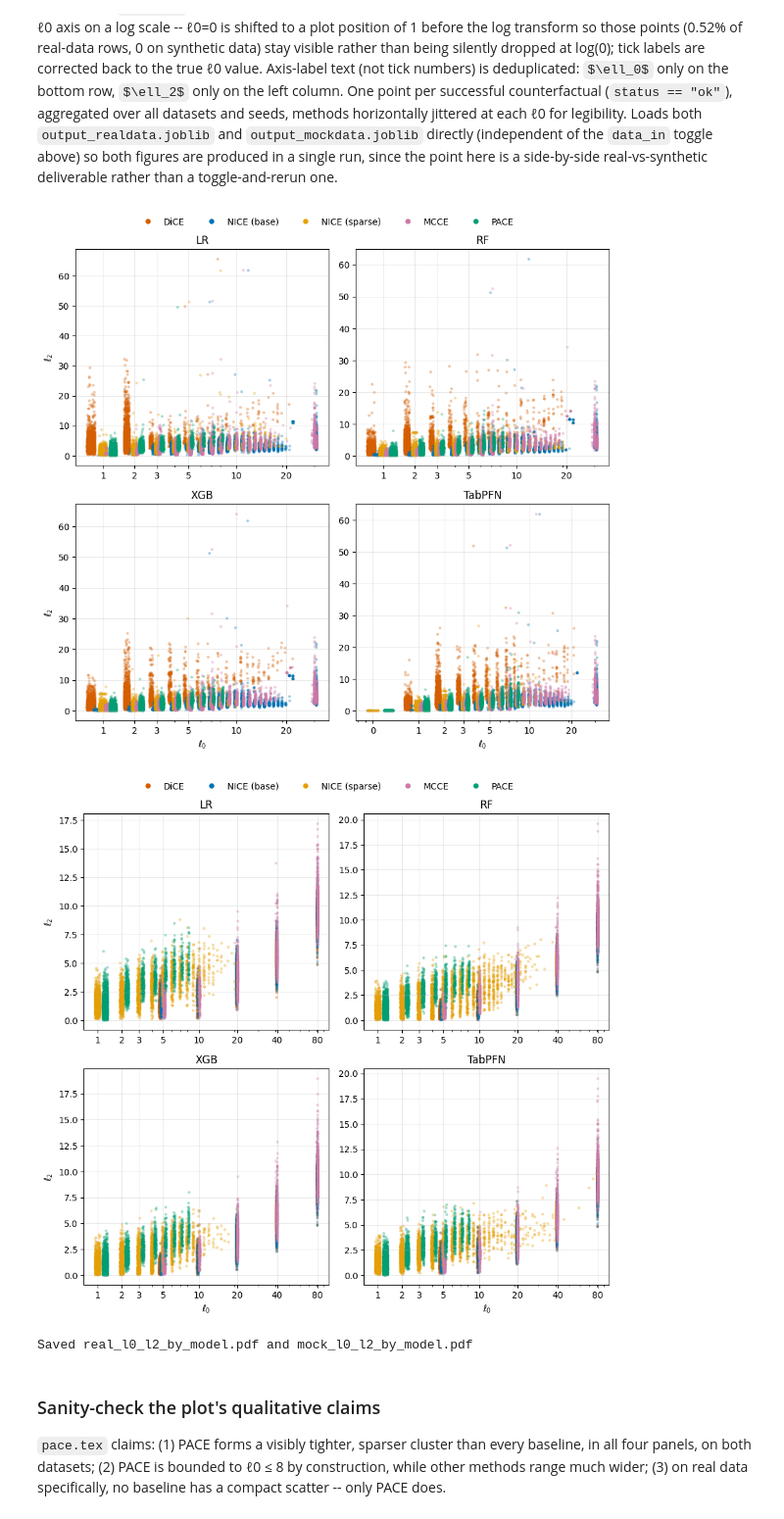
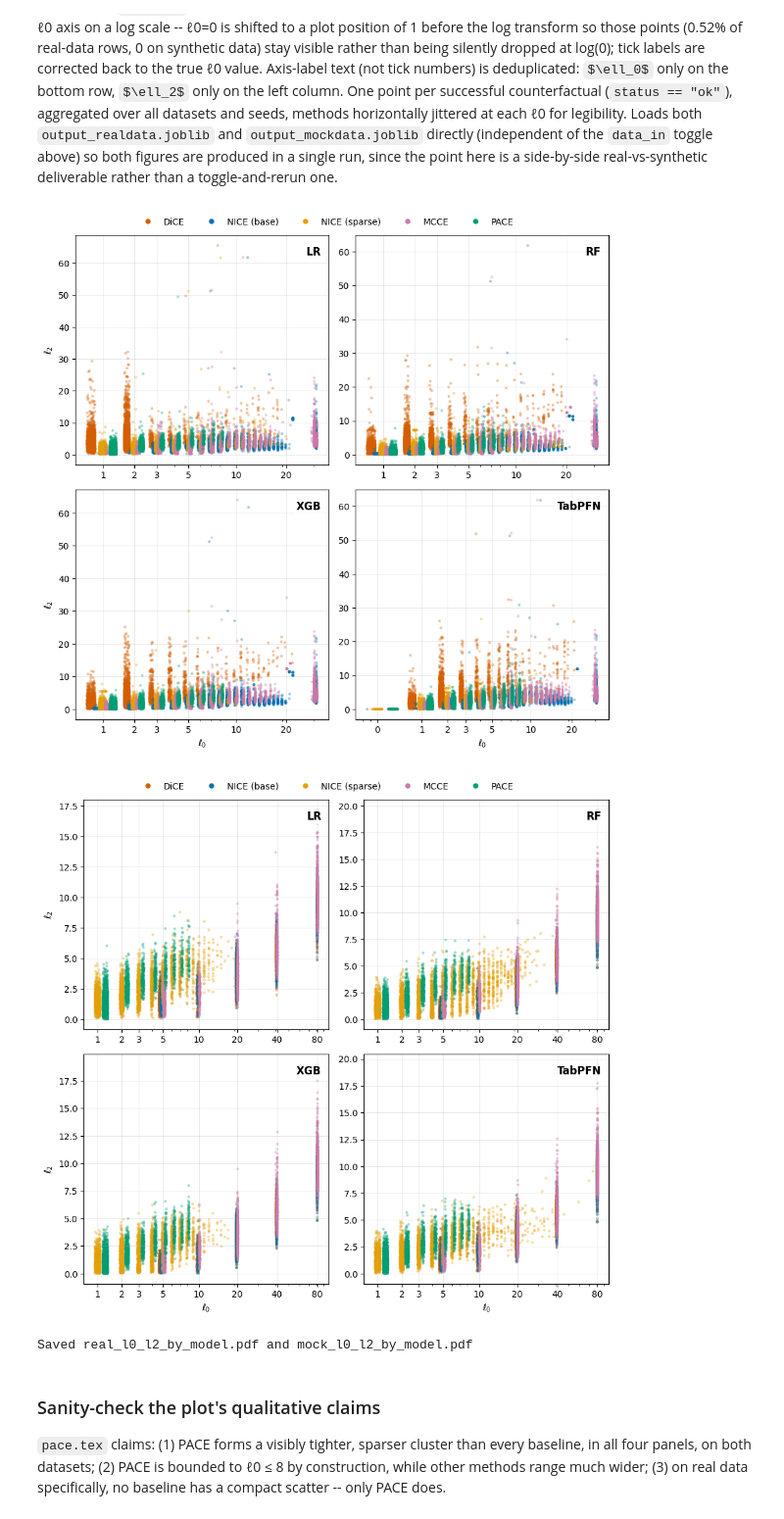
Before and after one commit to leonidaschristodoulou/cf-proposal, a Jupyter notebook: cfprop_analysis.ipynb, the cells around one changed output. Shown at 98% size. Cells and saved outputs as stored; diff of their text form; code cells hidden in the pictures.

Commit message:
Label l0-vs-l2 panels with in-plot classifier name text instead of titles
Co-Authored-By: Claude Sonnet 5 <noreply@anthropic.com>

```diff
--- a/cfprop_analysis.ipynb
+++ b/cfprop_analysis.ipynb
@@ -734,7 +734,8 @@ def plot_l0_l2_by_model(plot_df, *, methods, models, ncols=2, jitter_width=0.28,
         ax.set_xscale("log")
         ax.xaxis.set_major_locator(FixedLocator([t + 1 for t in ticks]))
         ax.xaxis.set_major_formatter(FuncFormatter(lambda v, pos: f"{int(round(v - 1))}"))
-        ax.set_title(model, fontsize=12)
+        ax.text(0.97, 0.95, model, transform=ax.transAxes, fontsize=12, fontweight="bold",
+               ha="right", va="top", bbox=dict(facecolor="white", edgecolor="none", alpha=0.75, pad=2))
         for spine in ax.spines.values():
             spine.set_linewidth(0.8)
         ax.grid(True, linewidth=0.4, alpha=0.5)
@@ -743,35 +744,35 @@ def plot_l0_l2_by_model(plot_df, *, methods, models, ncols=2, jitter_width=0.28,
             ax.set_xlabel(r"$\ell_0$")
         if col == 0:
             ax.set_ylabel(r"$\ell_2$")
 
     for idx in range(len(models), len(axes_flat)):
         axes_flat[idx].set_visible(False)
 
     handles = [plt.Line2D([0], [0], marker="o", color="w", markerfacecolor=COLORS[m], markersize=7,
                           label=METHOD_LABELS[m]) for m in methods]
     fig.legend(handles=handles, loc="upper center", ncol=len(methods), bbox_to_anchor=(0.5, 1.03), frameon=False)
     fig.tight_layout()
     return fig, axes_flat
 
 
 l0l2_methods = ["dice", "nice_base", "nice_spars", "mcce", "pace"]
 l0l2_models = ["LR", "RF", "XGB", "TabPFN"]
 
 df_real_l0l2 = joblib.load("output_realdata.joblib")
 df_mock_l0l2 = joblib.load("output_mockdata.joblib")
 
 fig_real, _ = plot_l0_l2_by_model(df_real_l0l2, methods=l0l2_methods, models=l0l2_models)
 fig_real.savefig("real_l0_l2_by_model.pdf", format="pdf", dpi=300, bbox_inches="tight")
 plt.show()
 
 fig_mock, _ = plot_l0_l2_by_model(df_mock_l0l2, methods=l0l2_methods, models=l0l2_models)
 fig_mock.savefig("mock_l0_l2_by_model.pdf", format="pdf", dpi=300, bbox_inches="tight")
 plt.show()
 
 print("Saved real_l0_l2_by_model.pdf and mock_l0_l2_by_model.pdf")
 # %% [output]
-[figure, old version]
+[figure, new version]
-[figure, old version]
+[figure, new version]
 Saved real_l0_l2_by_model.pdf and mock_l0_l2_by_model.pdf
 # %% [markdown]
 ### Sanity-check the plot's qualitative claims
```
